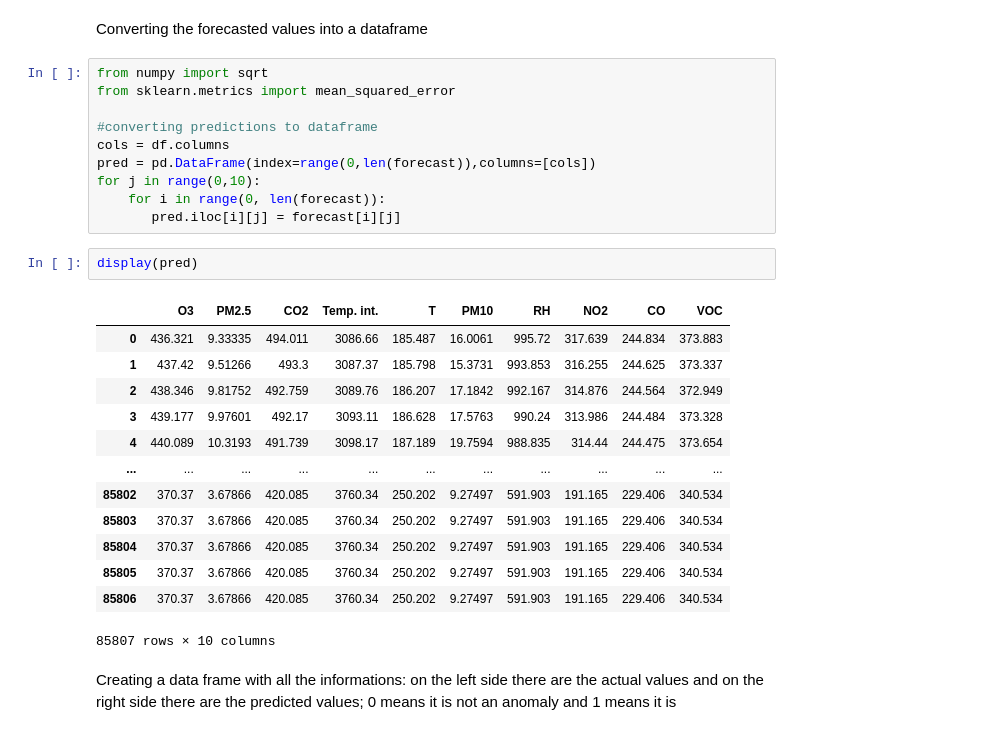
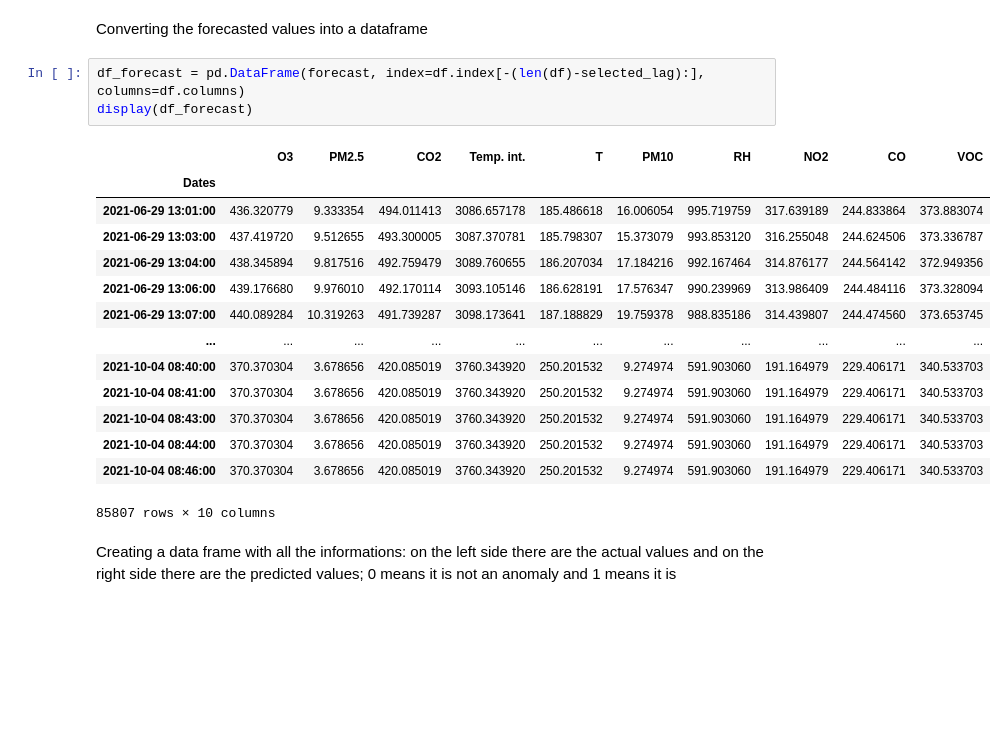
Before and after one commit to marcochisci/Anomaly_detection, a Jupyter notebook: Anomaly_detection.ipynb, the cells around one changed output. Cells and saved outputs as stored; diff of their text form; blank space fills up the shorter version.

```diff
--- a/Anomaly_detection.ipynb
+++ b/Anomaly_detection.ipynb
@@ -400,32 +400,24 @@ print(forecast)
   340.53370291]]
 # %% [markdown]
 Converting the forecasted values into a dataframe
-# %%
-from numpy import sqrt
-from sklearn.metrics import mean_squared_error
-
-#converting predictions to dataframe
-cols = df.columns
-pred = pd.DataFrame(index=range(0,len(forecast)),columns=[cols])
-for j in range(0,10):
-    for i in range(0, len(forecast)):
-       pred.iloc[i][j] = forecast[i][j]
-# %%
-display(pred)
-# %% [output]
-|  | O3 | PM2.5 | CO2 | Temp. int. | T | PM10 | RH | NO2 | CO | VOC |
-| 0 | 436.321 | 9.33335 | 494.011 | 3086.66 | 185.487 | 16.0061 | 995.72 | 317.639 | 244.834 | 373.883 |
-| 1 | 437.42 | 9.51266 | 493.3 | 3087.37 | 185.798 | 15.3731 | 993.853 | 316.255 | 244.625 | 373.337 |
-| 2 | 438.346 | 9.81752 | 492.759 | 3089.76 | 186.207 | 17.1842 | 992.167 | 314.876 | 244.564 | 372.949 |
-| 3 | 439.177 | 9.97601 | 492.17 | 3093.11 | 186.628 | 17.5763 | 990.24 | 313.986 | 244.484 | 373.328 |
-| 4 | 440.089 | 10.3193 | 491.739 | 3098.17 | 187.189 | 19.7594 | 988.835 | 314.44 | 244.475 | 373.654 |
-| ... | ... | ... | ... | ... | ... | ... | ... | ... | ... | ... |
-| 85802 | 370.37 | 3.67866 | 420.085 | 3760.34 | 250.202 | 9.27497 | 591.903 | 191.165 | 229.406 | 340.534 |
-| 85803 | 370.37 | 3.67866 | 420.085 | 3760.34 | 250.202 | 9.27497 | 591.903 | 191.165 | 229.406 | 340.534 |
-| 85804 | 370.37 | 3.67866 | 420.085 | 3760.34 | 250.202 | 9.27497 | 591.903 | 191.165 | 229.406 | 340.534 |
-| 85805 | 370.37 | 3.67866 | 420.085 | 3760.34 | 250.202 | 9.27497 | 591.903 | 191.165 | 229.406 | 340.534 |
-| 85806 | 370.37 | 3.67866 | 420.085 | 3760.34 | 250.202 | 9.27497 | 591.903 | 191.165 | 229.406 | 340.534 |
-85807 rows × 10 columns
+# %%
+df_forecast = pd.DataFrame(forecast, index=df.index[-(len(df)-selected_lag):], columns=df.columns)
+display(df_forecast)
+# %% [output]
+|  | O3 | PM2.5 | CO2 | Temp. int. | T | PM10 | RH | NO2 | CO | VOC |
+| Dates |  |  |  |  |  |  |  |  |  |  |
+| 2021-06-29 13:01:00 | 436.320779 | 9.333354 | 494.011413 | 3086.657178 | 185.486618 | 16.006054 | 995.719759 | 317.639189 | 244.833864 | 373.883074 |
+| 2021-06-29 13:03:00 | 437.419720 | 9.512655 | 493.300005 | 3087.370781 | 185.798307 | 15.373079 | 993.853120 | 316.255048 | 244.624506 | 373.336787 |
+| 2021-06-29 13:04:00 | 438.345894 | 9.817516 | 492.759479 | 3089.760655 | 186.207034 | 17.184216 | 992.167464 | 314.876177 | 244.564142 | 372.949356 |
+| 2021-06-29 13:06:00 | 439.176680 | 9.976010 | 492.170114 | 3093.105146 | 186.628191 | 17.576347 | 990.239969 | 313.986409 | 244.484116 | 373.328094 |
+| 2021-06-29 13:07:00 | 440.089284 | 10.319263 | 491.739287 | 3098.173641 | 187.188829 | 19.759378 | 988.835186 | 314.439807 | 244.474560 | 373.653745 |
+| ... | ... | ... | ... | ... | ... | ... | ... | ... | ... | ... |
+| 2021-10-04 08:40:00 | 370.370304 | 3.678656 | 420.085019 | 3760.343920 | 250.201532 | 9.274974 | 591.903060 | 191.164979 | 229.406171 | 340.533703 |
+| 2021-10-04 08:41:00 | 370.370304 | 3.678656 | 420.085019 | 3760.343920 | 250.201532 | 9.274974 | 591.903060 | 191.164979 | 229.406171 | 340.533703 |
+| 2021-10-04 08:43:00 | 370.370304 | 3.678656 | 420.085019 | 3760.343920 | 250.201532 | 9.274974 | 591.903060 | 191.164979 | 229.406171 | 340.533703 |
+| 2021-10-04 08:44:00 | 370.370304 | 3.678656 | 420.085019 | 3760.343920 | 250.201532 | 9.274974 | 591.903060 | 191.164979 | 229.406171 | 340.533703 |
+| 2021-10-04 08:46:00 | 370.370304 | 3.678656 | 420.085019 | 3760.343920 | 250.201532 | 9.274974 | 591.903060 | 191.164979 | 229.406171 | 340.533703 |
+85807 rows × 10 columns
 # %% [markdown]
 Creating a data frame with all the informations:
 on the left side there are the actual values and on the right side there are the predicted values;
```
Also changed, not shown: parts of 3 cells of this notebook.
